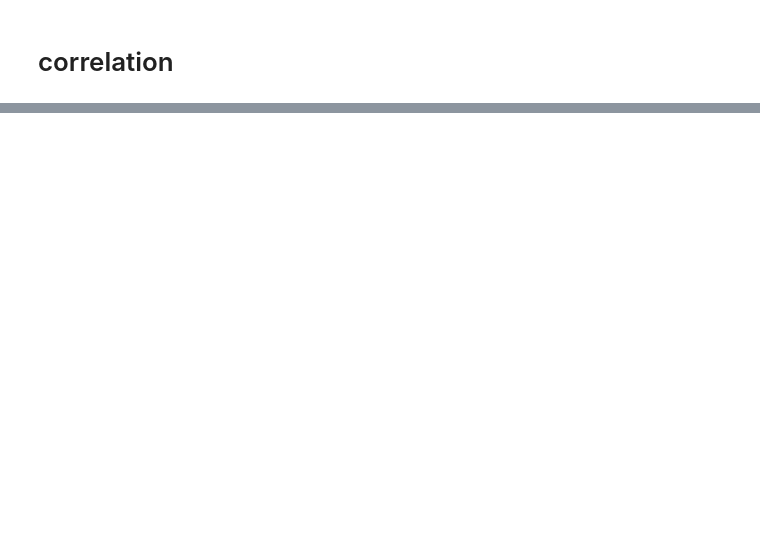
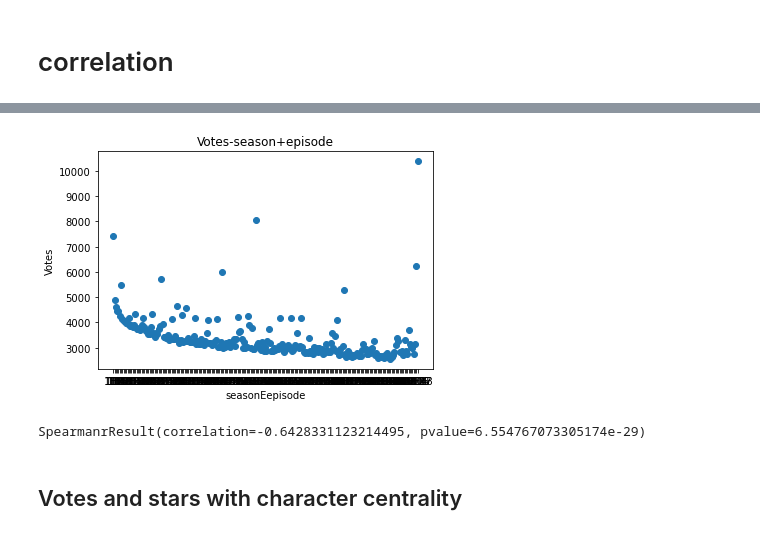
Before and after one commit to MarijkeBeersmans/CLS-project, a Jupyter notebook: Correlation.ipynb, the cells around one changed output, grey strips where cells are left out. Drawn from its saved outputs; the diff is of its cells as text; code cells hidden in the pictures; blank space fills up the shorter version.

```diff
--- a/Correlation.ipynb
+++ b/Correlation.ipynb
@@ -50,0 +77,33 @@ Name: Votes, dtype: float64
+# %%
+import matplotlib.pyplot as plot
+
+import numpy as np
+
+
+books['seasonep'] = [f'{season}E{episode}' for season, episode in zip(books['Season'], books['Episode Number'])]
+
+# Hypothetical equity returns
+
+Votes = books['Votes']
+seasonep = books['seasonep']
+
+
+
+# Draw the scatter plot
+
+plot.scatter(seasonep, Votes)
+plot.title('Votes-season+episode')
+plot.xlabel('seasonEepisode')
+plot.ylabel('Votes')
+
+plot.show()
+# %% [output]
+[figure, added]
+# %%
+from scipy.stats import spearmanr
+
+spearmanr(seasonep, Votes)
+# %% [output]
+SpearmanrResult(correlation=-0.6428331123214495, pvalue=6.554767073305174e-29)
+# %% [markdown]
+## Votes and stars with character centrality
```
Also changed, not shown: parts of 27 cells of this notebook, 9 other files.
